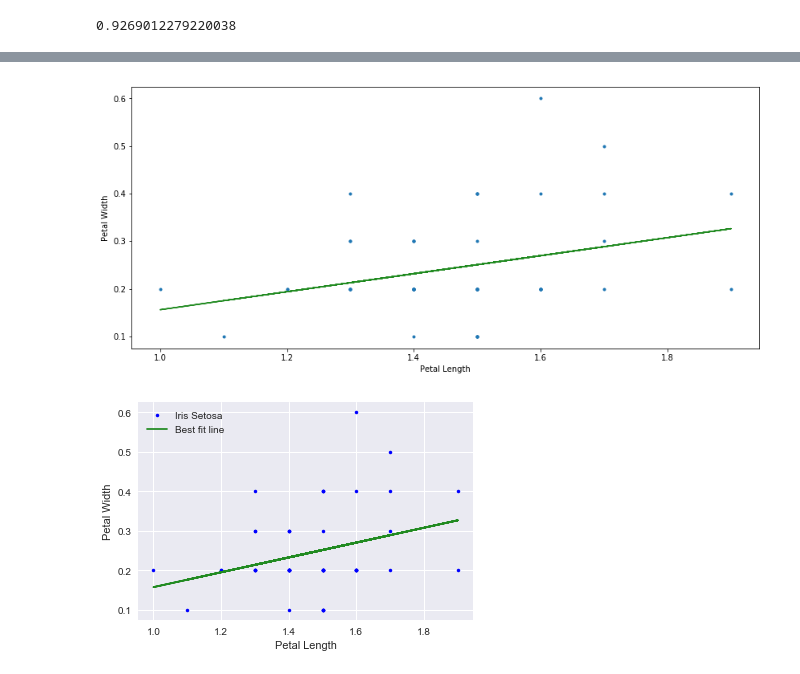
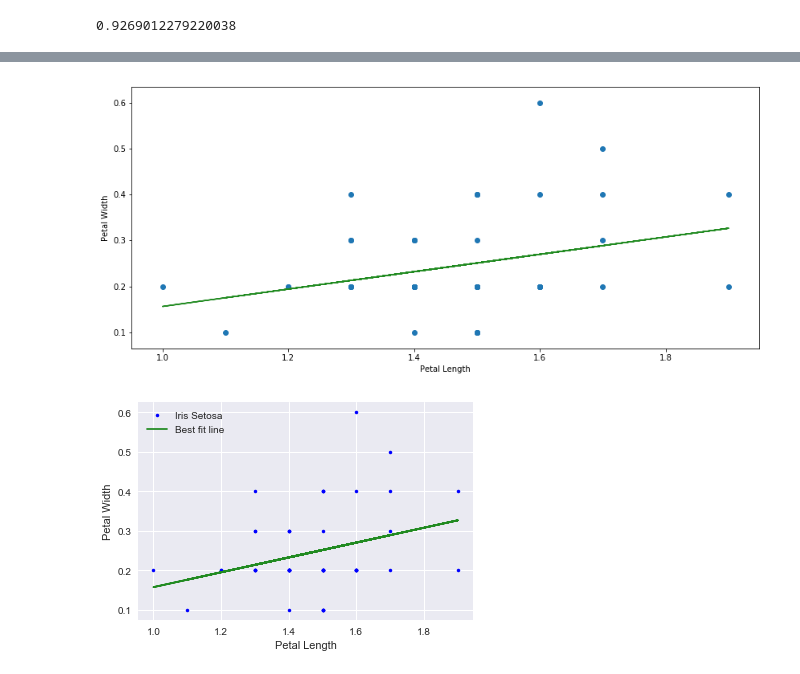
Before and after one commit to taraokelly/Problem-set-Jupyter-Pyplot-and-Numpy, a Jupyter notebook: solutions/rough_work.ipynb, the cells around one changed output, grey strips where cells are left out. Saved outputs shown, nothing was run; the diff lists cells and outputs as text; code cells hidden in the pictures.

```diff
--- a/solutions/rough_work.ipynb
+++ b/solutions/rough_work.ipynb
@@ -171,29 +171,29 @@ array([[ 5.1,  4.9,  4.7,  4.6,  5. ,  5.4,  4.6,  5. ,  4.4,  4.9,  5.4,
          0.2,  0.1,  0.2,  0.2,  0.1,  0.2,  0.2,  0.3,  0.3,  0.2,  0.6,
          0.4,  0.3,  0.2,  0.2,  0.2,  0.2]])
 # %%
-# Plot Setosa measurements
-plt.plot(setosa_data[2],setosa_data[3],'.')
-
 # https://github.com/emerging-technologies/emerging-technologies.github.io/blob/master/notebooks/simple-linear-regression.ipynb
 # Calculate the best values for m and c.
 petal_length_avg = np.mean(setosa_data[2])
 petal_width_avg = np.mean(setosa_data[3])
 
 petal_length_zero = setosa_data[2] - petal_length_avg
 petal_width_zero = setosa_data[3] - petal_width_avg
 
 m = np.sum(petal_length_zero * petal_width_zero) / np.sum(petal_length_zero * petal_length_zero)
 c = petal_width_avg - m * petal_length_avg
 
+# Plot Setosa measurements
+plt.scatter(setosa_data[2],setosa_data[3],marker='o')
+
 # Plot best fit line
 plt.plot(setosa_data[2], m * setosa_data[2] + c, 'forestgreen', label='Best fit line')
 # Add labels
 plt.xlabel('Petal Length')
 plt.ylabel('Petal Width')
 # Print graph
 plt.show()
 # %% [output]
-[figure, old version]
+[figure, new version]
 # %%
 # Cluster size
 c_size = 50
```
Also changed, not shown: parts of 1 cell of this notebook, 1 other file.
